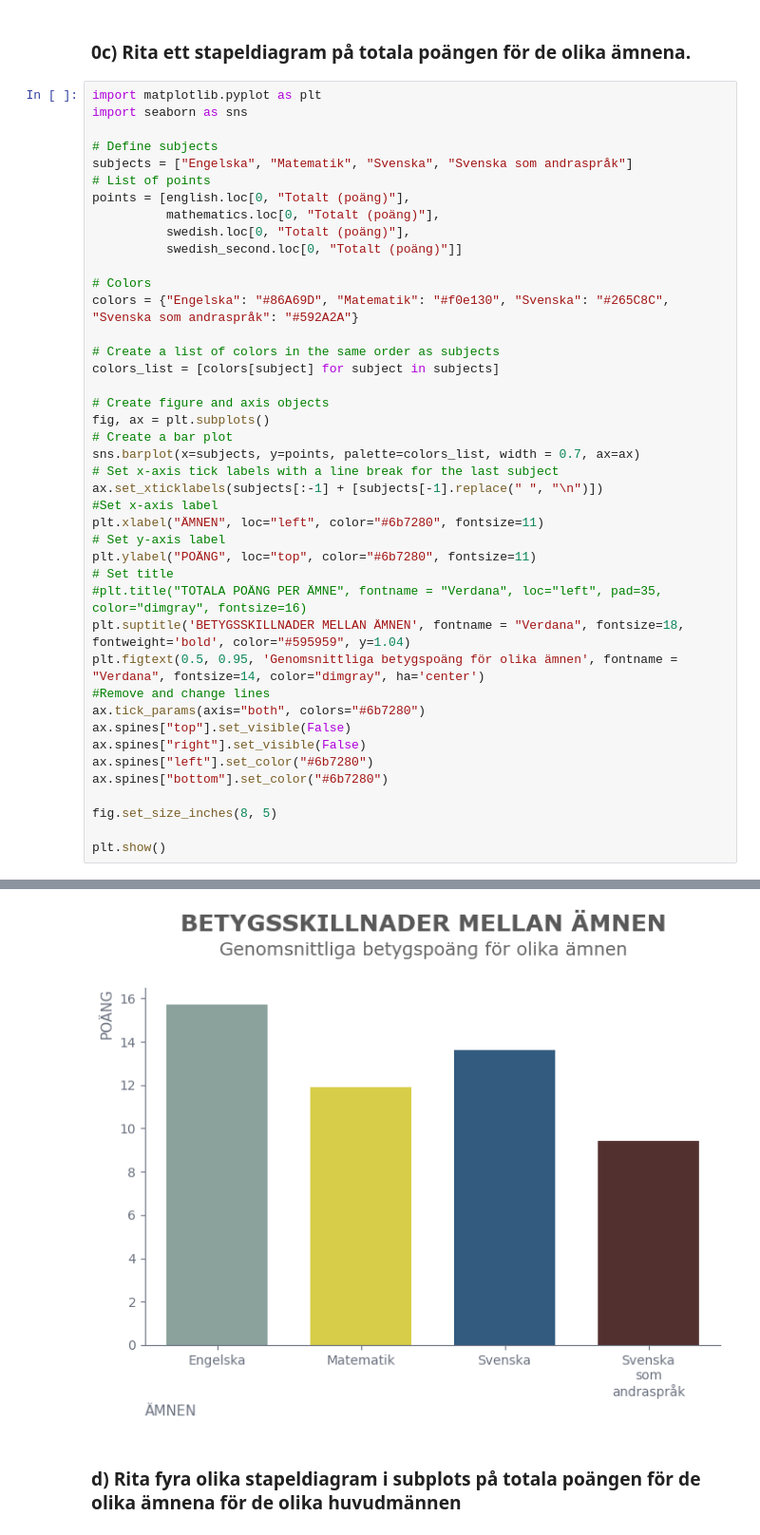
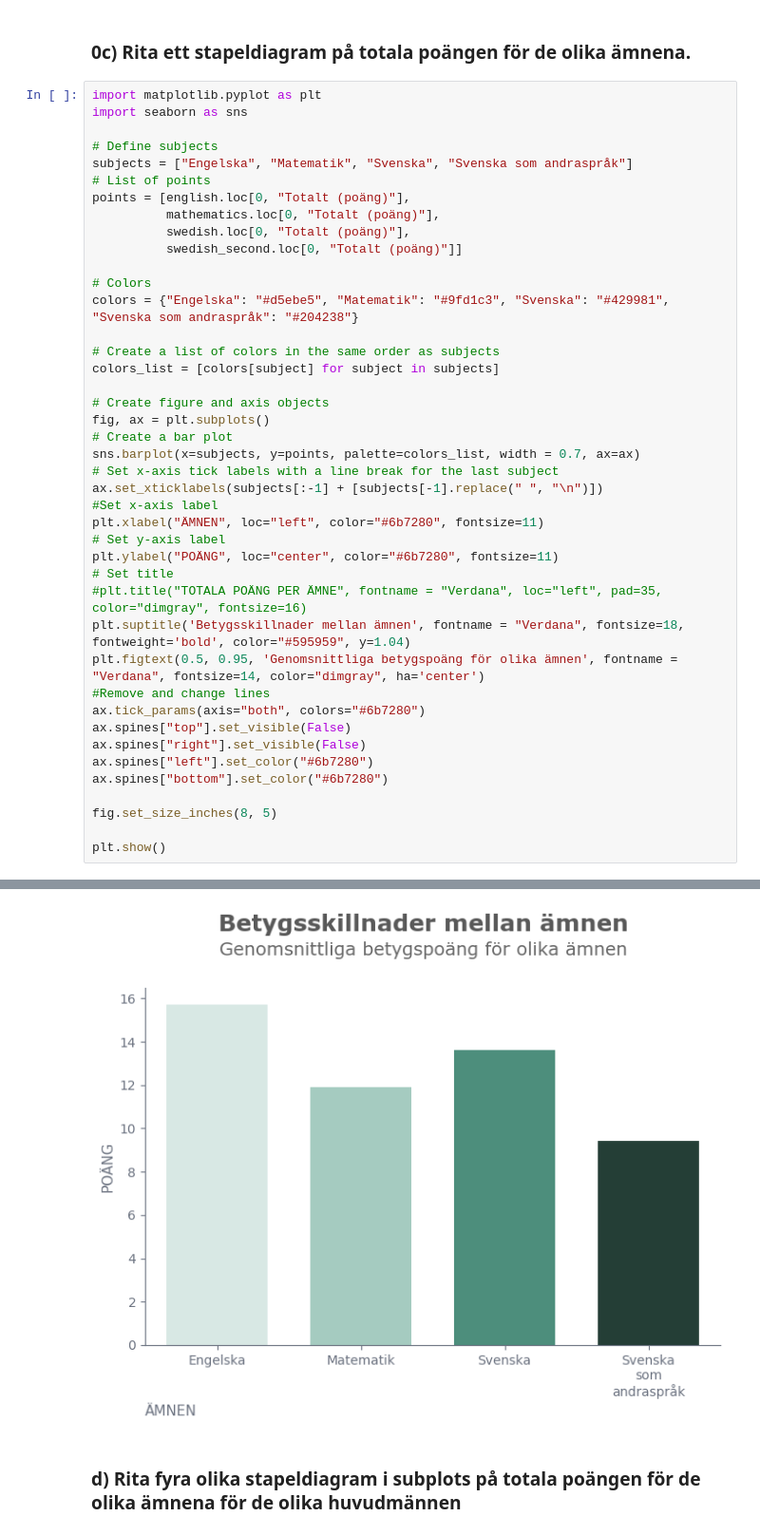
Before and after one commit to HolmstromAnna/Python-Anna-Holmstr-m-OPA23, a Jupyter notebook: Labb2/Labb2.ipynb, the cells around one changed output, grey strips where cells are left out. Shown at 95% size. Drawn from its saved outputs; the diff is of its cells as text.

Commit message:
New colors to bars in exercise 0c

```diff
--- a/Labb2/Labb2.ipynb
+++ b/Labb2/Labb2.ipynb
@@ -83,42 +83,42 @@ points = [english.loc[0, "Totalt (poäng)"],
           swedish_second.loc[0, "Totalt (poäng)"]]
 
 # Colors
-colors = {"Engelska": "#86A69D", "Matematik": "#f0e130", "Svenska": "#265C8C", "Svenska som andraspråk": "#592A2A"}
+colors = {"Engelska": "#d5ebe5", "Matematik": "#9fd1c3", "Svenska": "#429981", "Svenska som andraspråk": "#204238"}
 
 # Create a list of colors in the same order as subjects
 colors_list = [colors[subject] for subject in subjects]
 
 # Create figure and axis objects
 fig, ax = plt.subplots()
 # Create a bar plot
 sns.barplot(x=subjects, y=points, palette=colors_list, width = 0.7, ax=ax)
 # Set x-axis tick labels with a line break for the last subject
 ax.set_xticklabels(subjects[:-1] + [subjects[-1].replace(" ", "\n")])
 #Set x-axis label
 plt.xlabel("ÄMNEN", loc="left", color="#6b7280", fontsize=11)
 # Set y-axis label
-plt.ylabel("POÄNG", loc="top", color="#6b7280", fontsize=11)
+plt.ylabel("POÄNG", loc="center", color="#6b7280", fontsize=11)
 # Set title
 #plt.title("TOTALA POÄNG PER ÄMNE", fontname = "Verdana", loc="left", pad=35, color="dimgray", fontsize=16)
-plt.suptitle('BETYGSSKILLNADER MELLAN ÄMNEN', fontname = "Verdana", fontsize=18, fontweight='bold', color="#595959", y=1.04)
+plt.suptitle('Betygsskillnader mellan ämnen', fontname = "Verdana", fontsize=18, fontweight='bold', color="#595959", y=1.04)
 plt.figtext(0.5, 0.95, 'Genomsnittliga betygspoäng för olika ämnen', fontname = "Verdana", fontsize=14, color="dimgray", ha='center')
 #Remove and change lines
 ax.tick_params(axis="both", colors="#6b7280")
 ax.spines["top"].set_visible(False)
 ax.spines["right"].set_visible(False)
 ax.spines["left"].set_color("#6b7280")
 ax.spines["bottom"].set_color("#6b7280")
 
 fig.set_size_inches(8, 5)
 
 plt.show()
 # %% [output]
 Passing `palette` without assigning `hue` is deprecated and will be removed in v0.14.0. Assign the `x` variable to `hue` and set `legend=False` for the same effect.
 
 
 
 set_ticklabels() should only be used with a fixed number of ticks, i.e. after set_ticks() or using a FixedLocator.
-[figure, old version]
+[figure, new version]
 # %% [markdown]
 ###  d) Rita fyra olika stapeldiagram i subplots på totala poängen för de olika ämnena för de olika huvudmännen
 # %%
```
Also changed, not shown: parts of 1 cell of this notebook.
